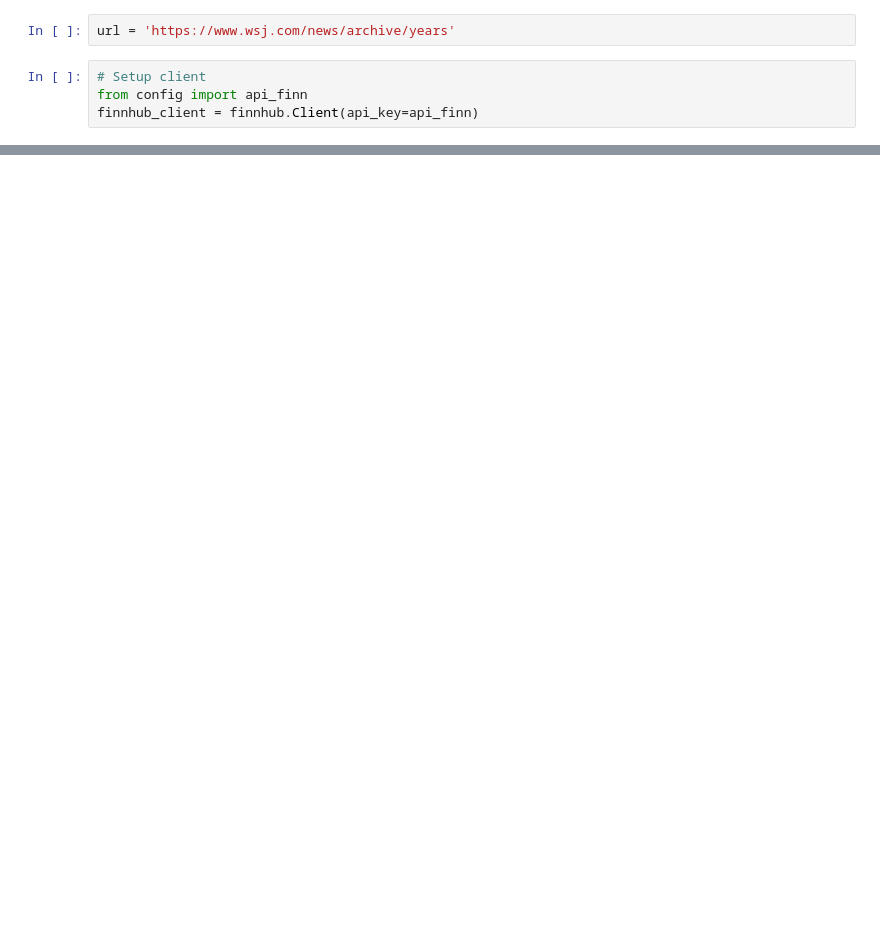
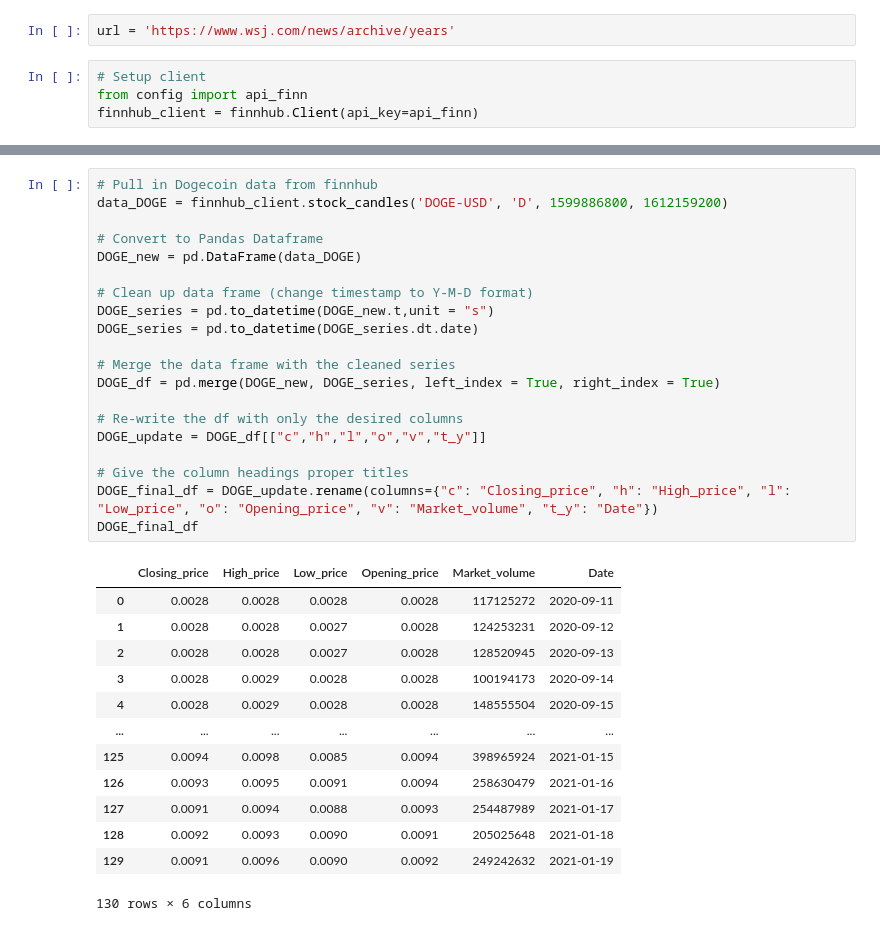
Before and after one commit to cmcoder9/Shortease, a Jupyter notebook: main.ipynb, the cells around one changed output, grey strips where cells are left out. Drawn from its saved outputs; the diff is of its cells as text; blank space fills up the shorter version.

```diff
--- a/main.ipynb
+++ b/main.ipynb
@@ -482,0 +124,34 @@ DIS_update
+# %%
+# Pull in Dogecoin data from finnhub
+data_DOGE = finnhub_client.stock_candles('DOGE-USD', 'D', 1599886800, 1612159200)
+
+# Convert to Pandas Dataframe
+DOGE_new = pd.DataFrame(data_DOGE)
+
+# Clean up data frame (change timestamp to Y-M-D format)
+DOGE_series = pd.to_datetime(DOGE_new.t,unit = "s")
+DOGE_series = pd.to_datetime(DOGE_series.dt.date)
+
+# Merge the data frame with the cleaned series
+DOGE_df = pd.merge(DOGE_new, DOGE_series, left_index = True, right_index = True)
+
+# Re-write the df with only the desired columns
+DOGE_update = DOGE_df[["c","h","l","o","v","t_y"]]
+
+# Give the column headings proper titles
+DOGE_final_df = DOGE_update.rename(columns={"c": "Closing_price", "h": "High_price", "l": "Low_price", "o": "Opening_price", "v": "Market_volume", "t_y": "Date"})
+DOGE_final_df
+# %% [output]
+|  | Closing_price | High_price | Low_price | Opening_price | Market_volume | Date |
+| 0 | 0.0028 | 0.0028 | 0.0028 | 0.0028 | 117125272 | 2020-09-11 |
+| 1 | 0.0028 | 0.0028 | 0.0027 | 0.0028 | 124253231 | 2020-09-12 |
+| 2 | 0.0028 | 0.0028 | 0.0027 | 0.0028 | 128520945 | 2020-09-13 |
+| 3 | 0.0028 | 0.0029 | 0.0028 | 0.0028 | 100194173 | 2020-09-14 |
+| 4 | 0.0028 | 0.0029 | 0.0028 | 0.0028 | 148555504 | 2020-09-15 |
+| ... | ... | ... | ... | ... | ... | ... |
+| 125 | 0.0094 | 0.0098 | 0.0085 | 0.0094 | 398965924 | 2021-01-15 |
+| 126 | 0.0093 | 0.0095 | 0.0091 | 0.0094 | 258630479 | 2021-01-16 |
+| 127 | 0.0091 | 0.0094 | 0.0088 | 0.0093 | 254487989 | 2021-01-17 |
+| 128 | 0.0092 | 0.0093 | 0.0090 | 0.0091 | 205025648 | 2021-01-18 |
+| 129 | 0.0091 | 0.0096 | 0.0090 | 0.0092 | 249242632 | 2021-01-19 |
+130 rows × 6 columns
```
Also changed, not shown: parts of 38 cells of this notebook.
